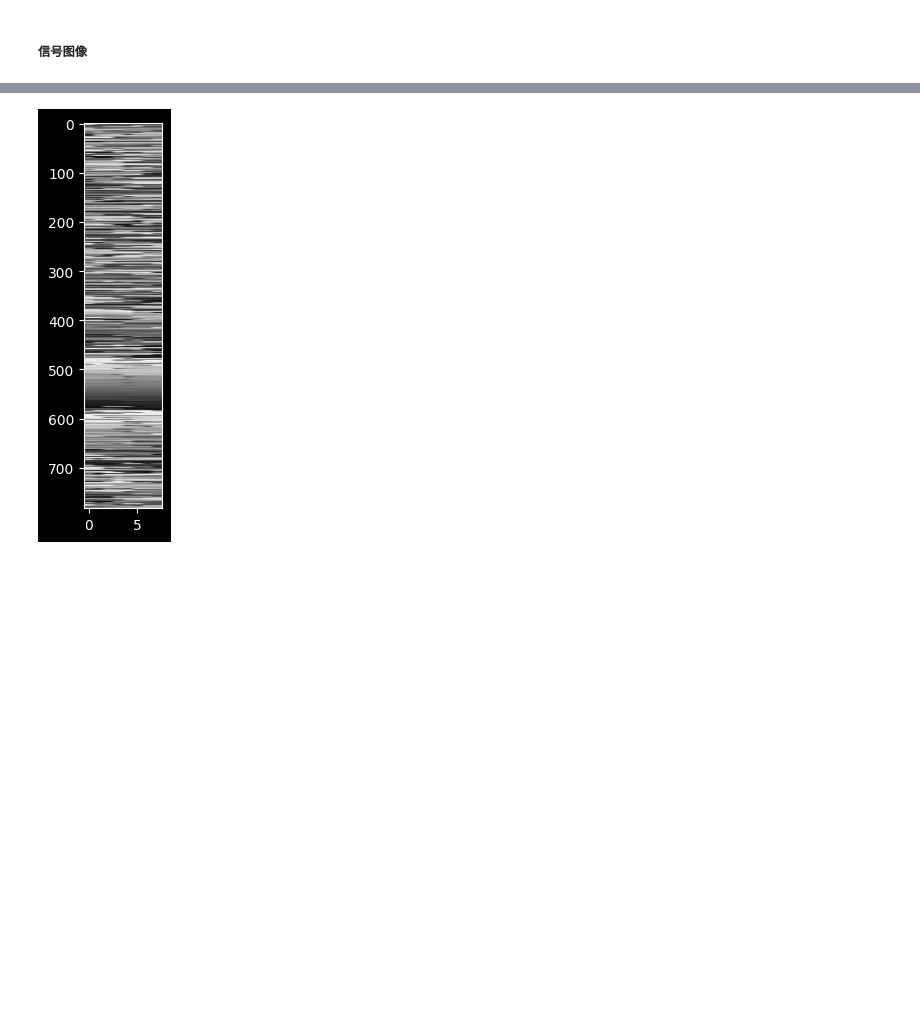
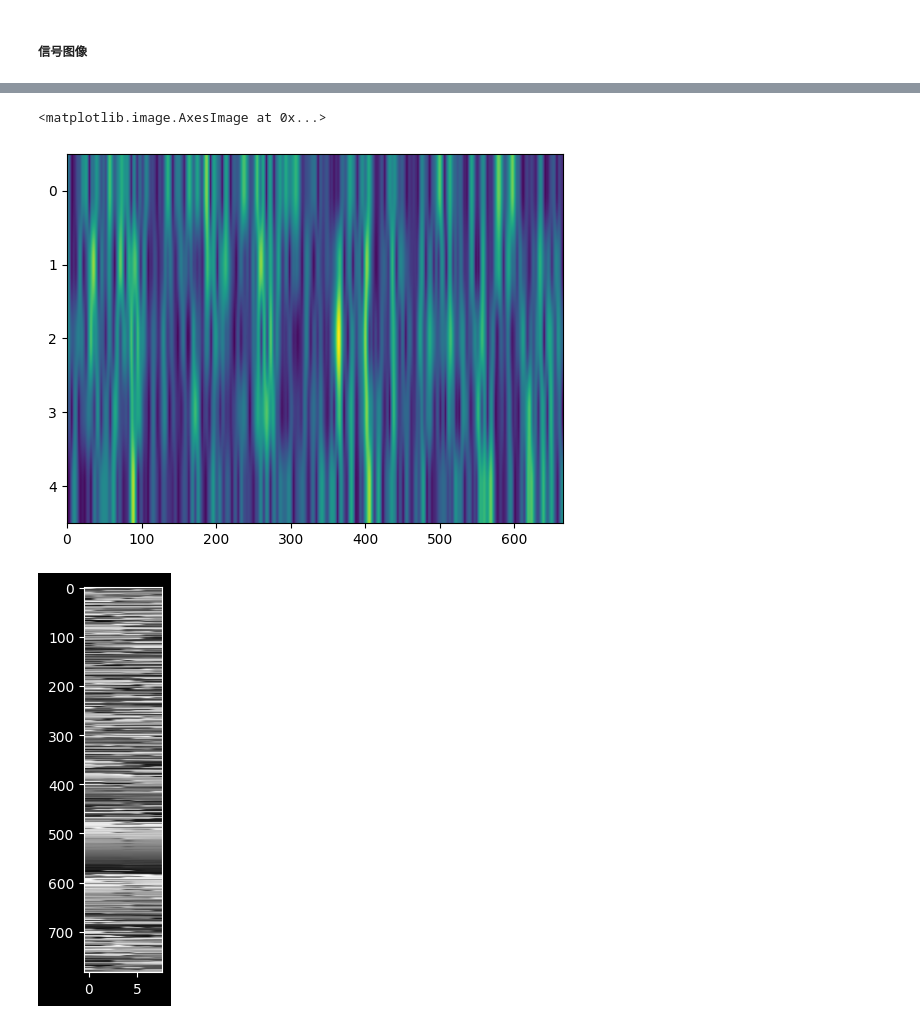
Before and after one commit to LeoJhonSong/ternary-array-passive-bearing, a Jupyter notebook: main.ipynb, the cells around one changed output, grey strips where cells are left out. Saved outputs shown, nothing was run; the diff lists cells and outputs as text; code cells hidden in the pictures; blank space fills up the shorter version.

```diff
--- a/main.ipynb
+++ b/main.ipynb
@@ -116,3 +118,9 @@ for i in range(3):
+# %%
+plt.imshow(torch.abs(spectrogram).numpy()[0, 540:545, :], aspect='auto')
+# plt.plot(torch.abs(spectrogram).numpy()[0, 542, :])
+# %% [output]
+<matplotlib.image.AxesImage at 0x...>
+[figure, added]
 # %%
 t_len = phase.shape[-1]
 plt.figure(figsize=(1, 5))
```
Also changed, not shown: parts of 2 cells of this notebook, 1 other file.
